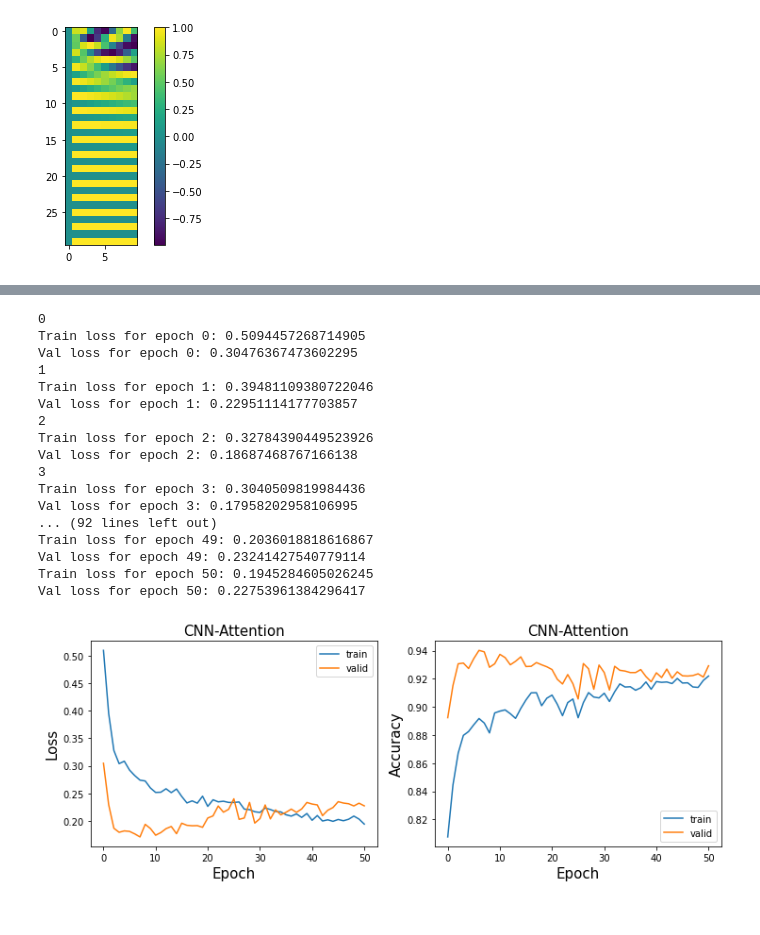
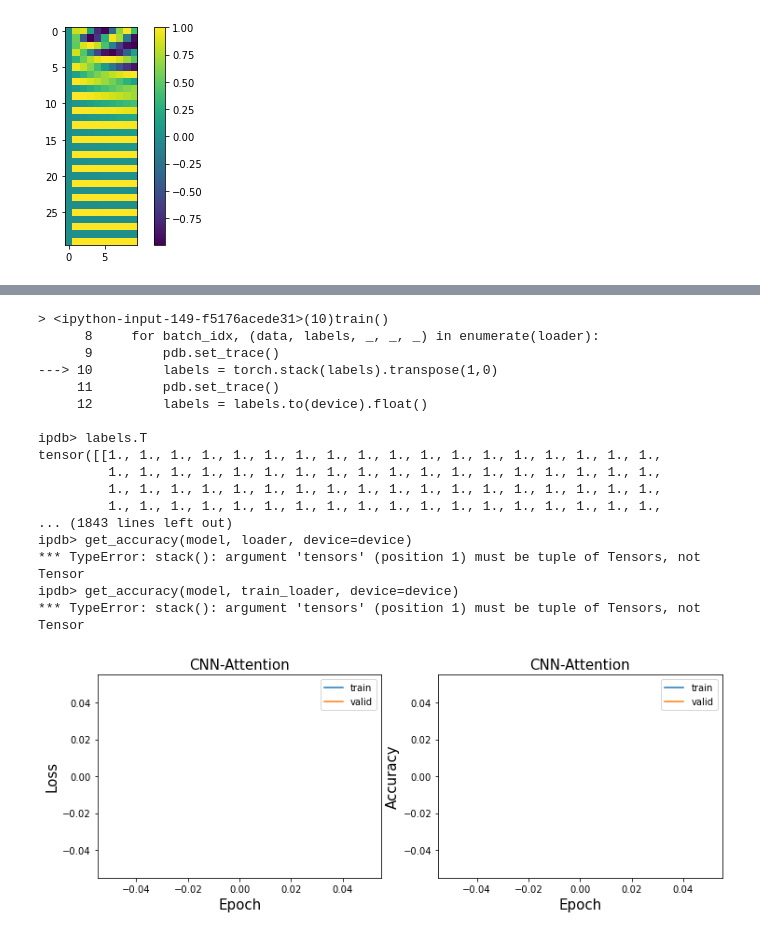
Before and after one commit to gdelfe/Deep_Learning_for_neural_decoding_of_spleep_awake_brain, a Jupyter notebook: codes/CNN_Attention_Combined_2.ipynb, the cells around one changed output, grey strips where cells are left out. Drawn from its saved outputs; the diff is of its cells as text; code cells hidden in the pictures.

Commit message:
changes in attention network

```diff
--- a/codes/CNN_Attention_Combined_2.ipynb
+++ b/codes/CNN_Attention_Combined_2.ipynb
@@ -364,12 +350,15 @@ def train(model, optimizer, criterion, loader, T_length, device='cuda'):
     # criterion = nn.BCELoss()
 
     for batch_idx, (data, labels, _, _, _) in enumerate(loader):
+        pdb.set_trace()
         labels = torch.stack(labels).transpose(1,0)
+        pdb.set_trace()
         labels = labels.to(device).float()
         data = torch.stack(data).transpose(1,0)
         data = data.to(device).float()
         data_pos = torch.LongTensor([list(range(T_length))]).to(device)
         outputs = model(data, data_pos)
+        pdb.set_trace()
         loss = criterion(outputs, labels)
         epoch_losses += loss
         epoch_lens += 1
@@ -403,14 +486,16 @@ def evaluate(model, optimizer, criterion, loader, T_length, device='cuda'):
 # %%
 learning_rate = 0.001
-num_epochs = 51
+num_epochs = 31
 model_type = 'CNN-Attention'
 loss_type = 'bce'
 p_dropout = 0.2
+p_dropout_att = 0.2
 att_dim = 128
 T_length = 3
-all_label = True
+all_label = False
 verbose = True
 
-model = CNN_ATT(p_dropout, att_dim, T_length, all_label).to(device)
+model = CNN_ATT(p_dropout, p_dropout_att, att_dim, T_length, all_label).to(device)
 optimizer = torch.optim.Adam(model.parameters(), lr = learning_rate)
 criterion = nn.BCELoss() # BCE loss
+model
@@ -418,8 +553,8 @@ criterion = nn.BCELoss() # BCE loss
 # Attention1 (separate dates, upsample only train, all labels for Attention1)
 train_losses, train_accs, val_losses, val_accs = [], [], [], []
 for epoch in range(num_epochs):
-    train_loss, train_acc = train(model, optimizer, criterion, train_loader, T_length=3, device='cuda')
-    val_loss, val_acc = evaluate(model, optimizer, criterion, val_loader, T_length=3, device='cuda')
+    train_loss, train_acc = train(model, optimizer, criterion, train_loader, T_length=T_length, device='cuda')
+    val_loss, val_acc = evaluate(model, optimizer, criterion, val_loader, T_length=T_length, device='cuda')
     train_losses.append(train_loss)
     train_accs.append(train_acc)
     val_losses.append(val_loss)
@@ -434,6 +569,8 @@ for epoch in range(num_epochs):
     elif verbose:
         print('Train loss for epoch {}: {}'.format(epoch, train_loss))
         print('Val loss for epoch {}: {}'.format(epoch, val_loss))
+    if epoch % 10 == 0:
+        plot_loss_acc(train_losses, val_losses, train_accs, val_accs, model_type)
 
     # if epoch == num_epochs-1:
         # torch.save(model.state_dict(), '{}/{}_CH{}_LOSS{}_TW{}_TLEN{}_DROP{}_ATTDIM{}_EPOCH{}.pt'.format(path, model_type, CH, loss_type, time_window, T_length, p_dropout, att_dim, epoch))
@@ -441,21 +578,25 @@ for epoch in range(num_epochs):
 
 plot_loss_acc(train_losses, val_losses, train_accs, val_accs, model_type)
 # %% [output]
-0
-Train loss for epoch 0: 0.5094457268714905
-Val loss for epoch 0: 0.30476367473602295
-1
-Train loss for epoch 1: 0.39481109380722046
-Val loss for epoch 1: 0.22951114177703857
-2
-Train loss for epoch 2: 0.32784390449523926
-Val loss for epoch 2: 0.18687468767166138
-3
-Train loss for epoch 3: 0.3040509819984436
-Val loss for epoch 3: 0.17958202958106995
-... (92 lines left out)
-Train loss for epoch 49: 0.2036018818616867
-Val loss for epoch 49: 0.23241427540779114
-Train loss for epoch 50: 0.1945284605026245
-Val loss for epoch 50: 0.22753961384296417
+> <ipython-input-149-f5176acede31>(10)train()
+      8     for batch_idx, (data, labels, _, _, _) in enumerate(loader):
+      9         pdb.set_trace()
+---> 10         labels = torch.stack(labels).transpose(1,0)
+     11         pdb.set_trace()
+     12         labels = labels.to(device).float()
+
+ipdb> labels.T
+tensor([[1., 1., 1., 1., 1., 1., 1., 1., 1., 1., 1., 1., 1., 1., 1., 1., 1., 1.,
+         1., 1., 1., 1., 1., 1., 1., 1., 1., 1., 1., 1., 1., 1., 1., 1., 1., 1.,
+         1., 1., 1., 1., 1., 1., 1., 1., 1., 1., 1., 1., 1., 1., 1., 1., 1., 1.,
+         1., 1., 1., 1., 1., 1., 1., 1., 1., 1., 1., 1., 1., 1., 1., 1., 1., 1.,
+... (1843 lines left out)
+ipdb> get_accuracy(model, loader, device=device)
+*** TypeError: stack(): argument 'tensors' (position 1) must be tuple of Tensors, not Tensor
+ipdb> get_accuracy(model, train_loader, device=device)
+*** TypeError: stack(): argument 'tensors' (position 1) must be tuple of Tensors, not Tensor
-[figure, removed]
+# %%
+fig = plot_loss_acc(train_losses, val_losses, train_accs, val_accs, model_type)
+fig.savefig(load_path + 'figures/Goose_1st/'+'CNN_Attention_short_model_with_pos_enc_no_Q_drop.jpg')
+# %% [output]
+[figure, added]
```
Also changed, not shown: parts of 25 cells of this notebook, 3 other files.
